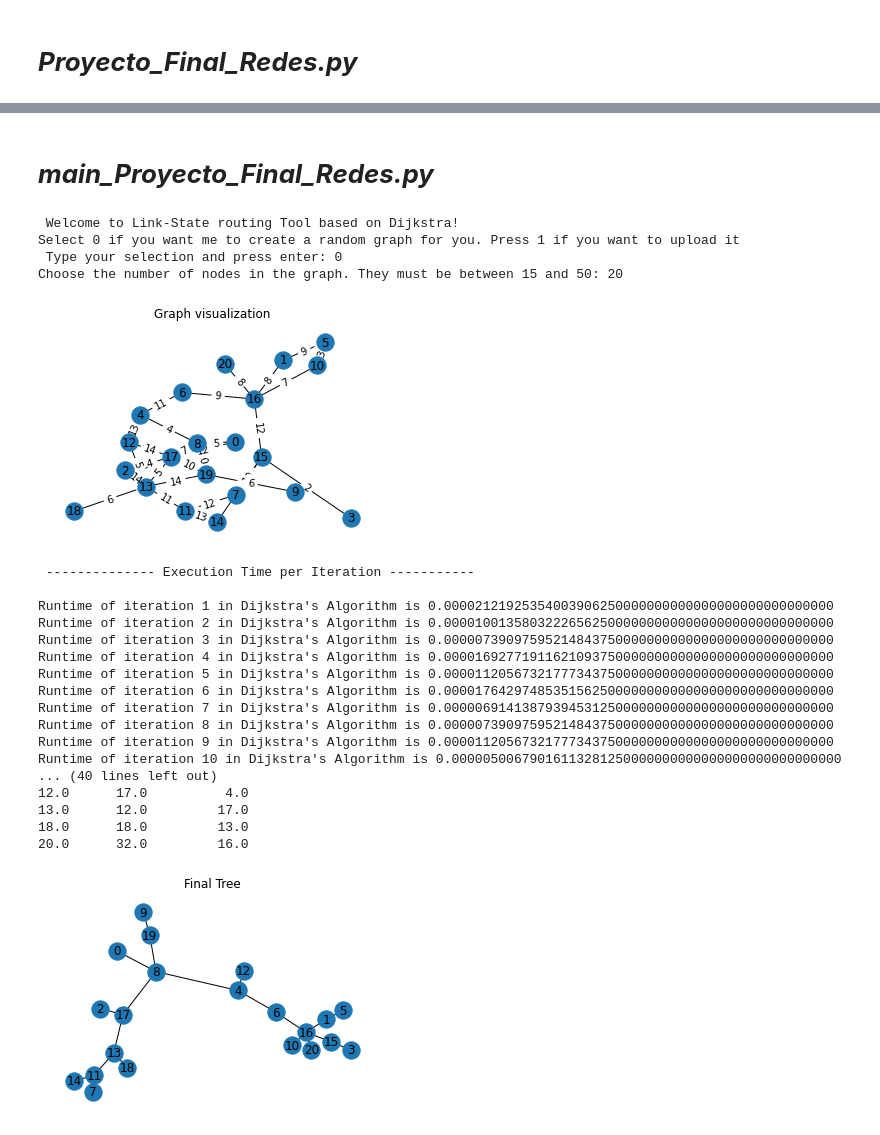
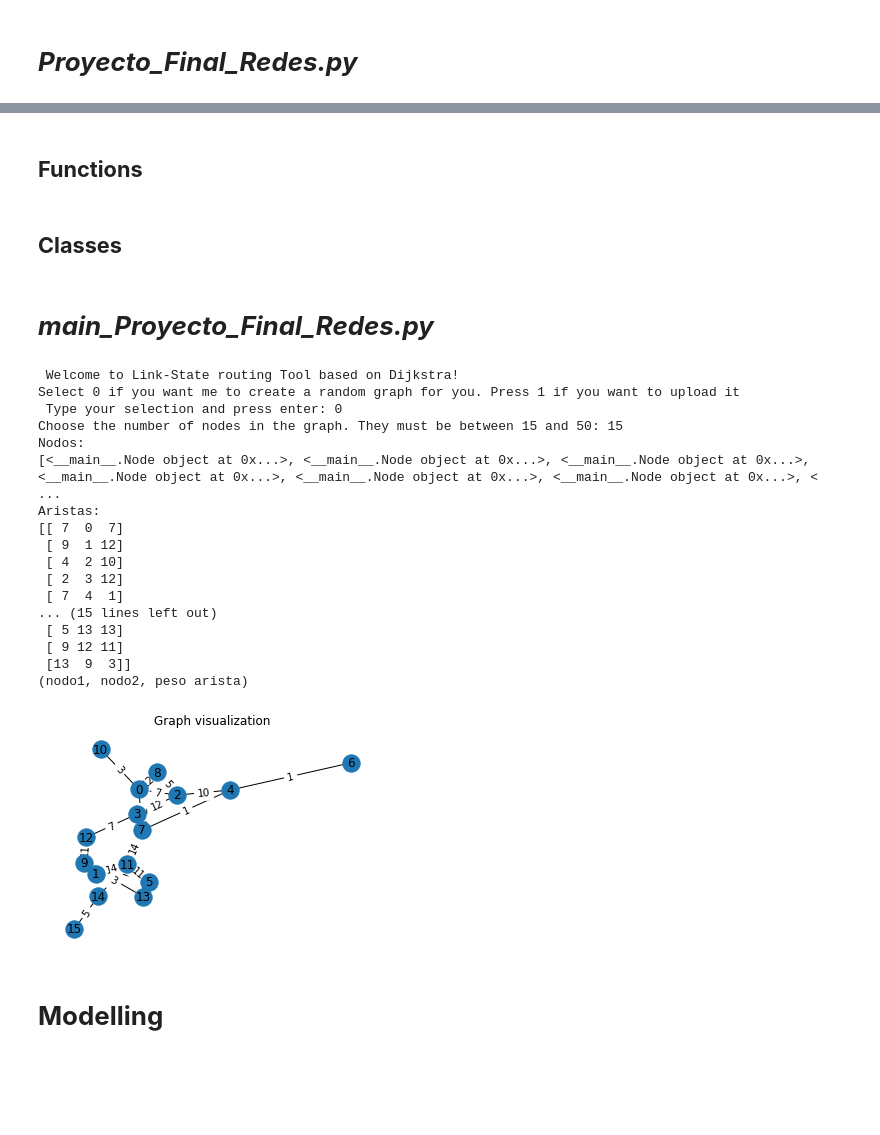
Before and after one commit to estebanhernandezr/Redes-de-computadores, a Jupyter notebook: Proyecto_redes_de_computadores.ipynb, the cells around one changed output, grey strips where cells are left out. Saved outputs shown, nothing was run; the diff lists cells and outputs as text; code cells hidden in the pictures; blank space fills up the shorter version.

```diff
--- a/Proyecto_redes_de_computadores.ipynb
+++ b/Proyecto_redes_de_computadores.ipynb
@@ -4,0 +18,2 @@
+# %% [markdown]
+## **Functions**
@@ -5 +88,3 @@
+# %% [markdown]
+## **Classes**
 # %%
@@ -290,51 +269,53 @@ if selection == '0':
             is_valid = True
 
     rand_sparse = create_random_sparse(num_nodes)
     graph = Graph(rand_sparse)
+    print('Nodos: ')
+    print(graph.nodes)
+    print('Aristas:')
+    print(graph.sparse)
+    print('(nodo1, nodo2, peso arista)')
     graph.draw_graph()
-    graph.dijkstra()
+    #graph.dijkstra()
 
 else:
     is_valid = False
     while is_valid != True:
         doc_type = str(input("If you want to upload a CSV file type CSV or if you want a TXT file type TXT. \n Type your selection and press enter: "))
         if doc_type == "CSV" or doc_type == "TXT":
             is_valid = True
 
     filename = input("\n Now, type the name of the file. Remember that it must be in the same folder of this .exe or specify the whole path. \n Type you filename with the extension: ")
 
     if doc_type == "CSV":
         sparse_m = import_csv(filename)
         graph = Graph(sparse_m)
         graph.draw_graph()
         graph.dijkstra()
 
     else:
         sparse_m = import_txt(filename)
         graph = Graph(sparse_m)
         graph.draw_graph()
         graph.dijkstra()
 # %% [output]
  Welcome to Link-State routing Tool based on Dijkstra!
 Select 0 if you want me to create a random graph for you. Press 1 if you want to upload it
  Type your selection and press enter: 0
-Choose the number of nodes in the graph. They must be between 15 and 50: 20
+Choose the number of nodes in the graph. They must be between 15 and 50: 15
+Nodos:
+[<__main__.Node object at 0x...>, <__main__.Node object at 0x...>, <__main__.Node object at 0x...>, <__main__.Node object at 0x...>, <__main__.Node object at 0x...>, <__main__.Node object at 0x...>, < ...
+Aristas:
+[[ 7  0  7]
+ [ 9  1 12]
+ [ 4  2 10]
+ [ 2  3 12]
+ [ 7  4  1]
+... (15 lines left out)
+ [ 5 13 13]
+ [ 9 12 11]
+ [13  9  3]]
+(nodo1, nodo2, peso arista)
-[figure, old version]
+[figure, new version]
- -------------- Execution Time per Iteration -----------
-
-Runtime of iteration 1 in Dijkstra's Algorithm is 0.00002121925354003906250000000000000000000000000000
-Runtime of iteration 2 in Dijkstra's Algorithm is 0.00001001358032226562500000000000000000000000000000
-Runtime of iteration 3 in Dijkstra's Algorithm is 0.00000739097595214843750000000000000000000000000000
-Runtime of iteration 4 in Dijkstra's Algorithm is 0.00001692771911621093750000000000000000000000000000
-Runtime of iteration 5 in Dijkstra's Algorithm is 0.00001120567321777343750000000000000000000000000000
-Runtime of iteration 6 in Dijkstra's Algorithm is 0.00001764297485351562500000000000000000000000000000
-Runtime of iteration 7 in Dijkstra's Algorithm is 0.00000691413879394531250000000000000000000000000000
-Runtime of iteration 8 in Dijkstra's Algorithm is 0.00000739097595214843750000000000000000000000000000
-Runtime of iteration 9 in Dijkstra's Algorithm is 0.00001120567321777343750000000000000000000000000000
-Runtime of iteration 10 in Dijkstra's Algorithm is 0.00000500679016113281250000000000000000000000000000
-... (40 lines left out)
-12.0      17.0          4.0
-13.0      12.0         17.0
-18.0      18.0         13.0
-20.0      32.0         16.0
-[figure, removed]
+# %% [markdown]
+# **Modelling**
```
Also changed, not shown: parts of 8 cells of this notebook.
